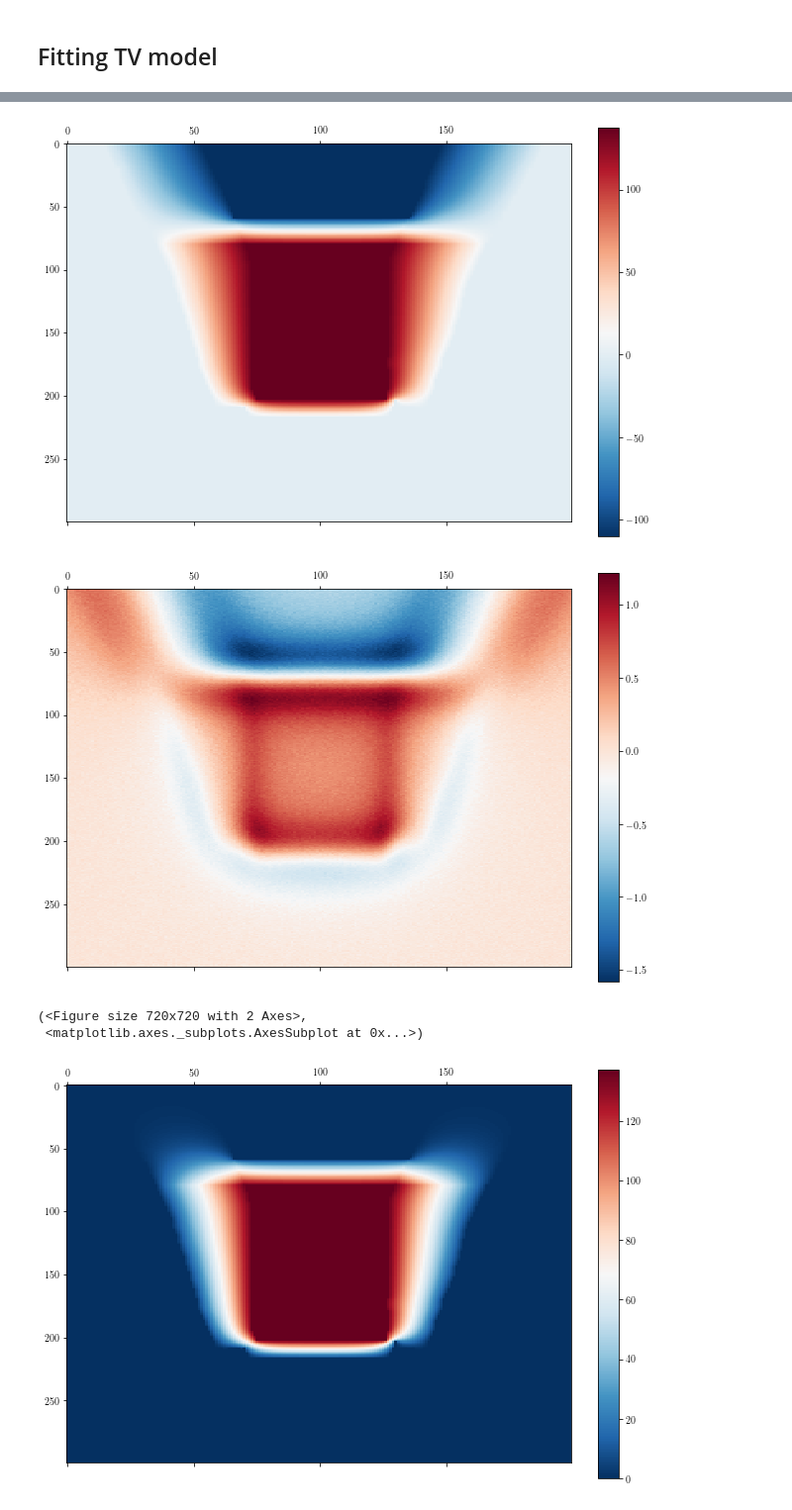
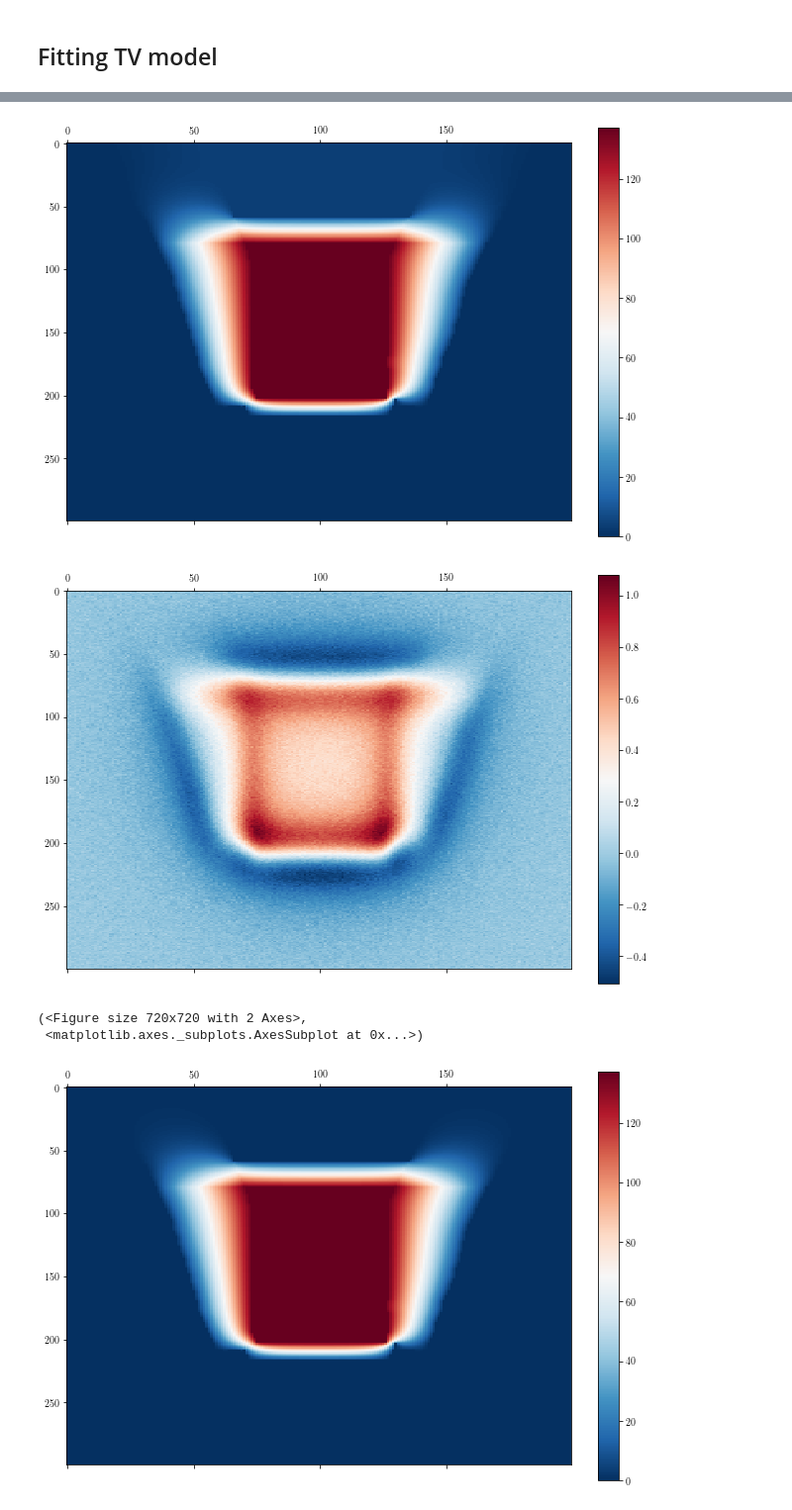
Before and after one commit to colinclement/pysquid, a Jupyter notebook: nbs/fakedata.ipynb, the cells around one changed output, grey strips where cells are left out. Shown: that part at 99% size. Drawn from its saved outputs; the diff is of its cells as text; code cells hidden in the pictures.

```diff
--- a/nbs/fakedata.ipynb
+++ b/nbs/fakedata.ipynb
@@ -93,7 +93,7 @@ psf_params = fake_psf
 #TODO: FIX EXTERNAL LOOP SUBTRACTION!
 # %%
 kernel = GaussianKernel(fakedata.shape, params=psf_params, rxy=2.)
-netkernel = GaussianKernel(fakemask.shape, params=psf_params)
+netkernel = GaussianKernel(fakemask.shape, params=psf_params, rxy=2.)
 
 netmodel = ResistorNetworkModel(fakemask, kernel=netkernel, phi_offset = [yc1, xc1],
                                 gshape=(Ly, Lx), electrodes=[50,550])
@@ -106,3 +106,3 @@ print(J_ext)
 # %%
-netmodel.updateParams('J_ext', [J_ext])
-fitflux_sub = fakedata.ravel() - netmodel.ext_flux.ravel()
+#netmodel.updateParams('J_ext', [J_ext])
+#fitflux_sub = fakedata.ravel() - netmodel.ext_flux.ravel()
@@ -109,11 +115,11 @@ fitflux_sub = fakedata.ravel() - netmodel.ext_flux.ravel()
 # %%
-fitflux_sub = fakedata.ravel() - netmodel.ext_flux.ravel()
+fitflux_sub = fakedata.ravel() - 5000*netmodel.ext_flux.ravel()
 # %%
-matshow(fake_g - 1.8*netmodel.g_ext, 0.5)
+matshow(fake_g - 5000 * netmodel.g_ext, 0.5)
 matshow(fitflux_sub.reshape(kernel._shape), 0.5)
 # %% [output]
-[figure, old version]
+[figure, new version]
-[figure, old version]
+[figure, new version]
 (<Figure size 720x720 with 2 Axes>,
  <matplotlib.axes._subplots.AxesSubplot at 0x...>)
 # %%
```
Also changed, not shown: parts of 2 cells of this notebook, 1 other file.
